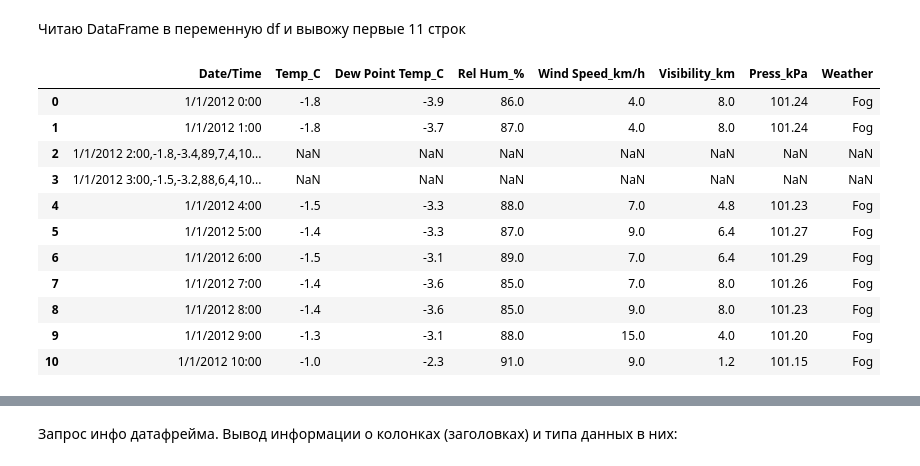
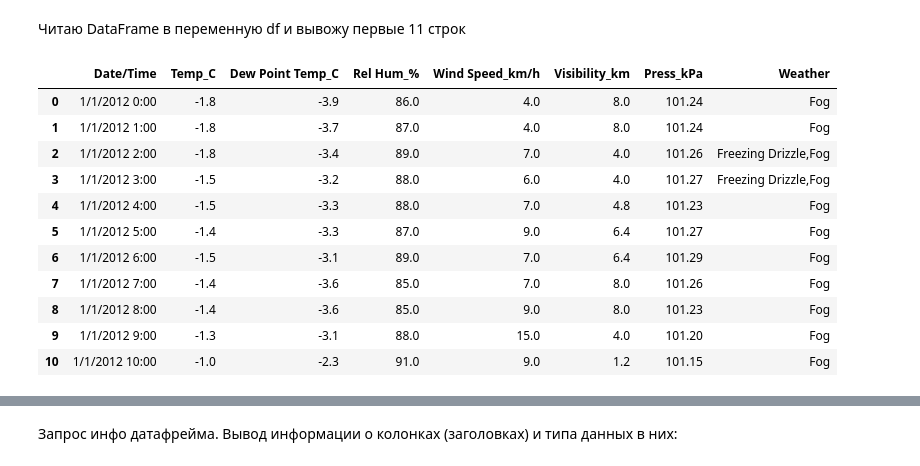
Before and after one commit to qitinnstud/myfirstexperience, a Jupyter notebook: For_homework1.ipynb, the cells around one changed output, grey strips where cells are left out. Drawn from its saved outputs; the diff is of its cells as text; code cells hidden in the pictures.

```diff
--- a/For_homework1.ipynb
+++ b/For_homework1.ipynb
@@ -18,14 +18,14 @@ Mounted at /content/drive
 # %% [markdown]
 Читаю DataFrame в переменную df и вывожу первые 11 строк
 # %%
-df=pd.read_csv("drive/MyDrive/Weather_Data.csv");
-df.head(11)
+df0=pd.read_csv("drive/MyDrive/Weather_Data.csv");
+df0.head(11)
 # %% [output]
 |  | Date/Time | Temp_C | Dew Point Temp_C | Rel Hum_% | Wind Speed_km/h | Visibility_km | Press_kPa | Weather |
 | 0 | 1/1/2012 0:00 | -1.8 | -3.9 | 86.0 | 4.0 | 8.0 | 101.24 | Fog |
 | 1 | 1/1/2012 1:00 | -1.8 | -3.7 | 87.0 | 4.0 | 8.0 | 101.24 | Fog |
-| 2 | 1/1/2012 2:00,-1.8,-3.4,89,7,4,10... | NaN | NaN | NaN | NaN | NaN | NaN | NaN |
-| 3 | 1/1/2012 3:00,-1.5,-3.2,88,6,4,10... | NaN | NaN | NaN | NaN | NaN | NaN | NaN |
+| 2 | 1/1/2012 2:00 | -1.8 | -3.4 | 89.0 | 7.0 | 4.0 | 101.26 | Freezing Drizzle,Fog |
+| 3 | 1/1/2012 3:00 | -1.5 | -3.2 | 88.0 | 6.0 | 4.0 | 101.27 | Freezing Drizzle,Fog |
 | 4 | 1/1/2012 4:00 | -1.5 | -3.3 | 88.0 | 7.0 | 4.8 | 101.23 | Fog |
 | 5 | 1/1/2012 5:00 | -1.4 | -3.3 | 87.0 | 9.0 | 6.4 | 101.27 | Fog |
 | 6 | 1/1/2012 6:00 | -1.5 | -3.1 | 89.0 | 7.0 | 6.4 | 101.29 | Fog |
```
Also changed, not shown: parts of 2 cells of this notebook.
